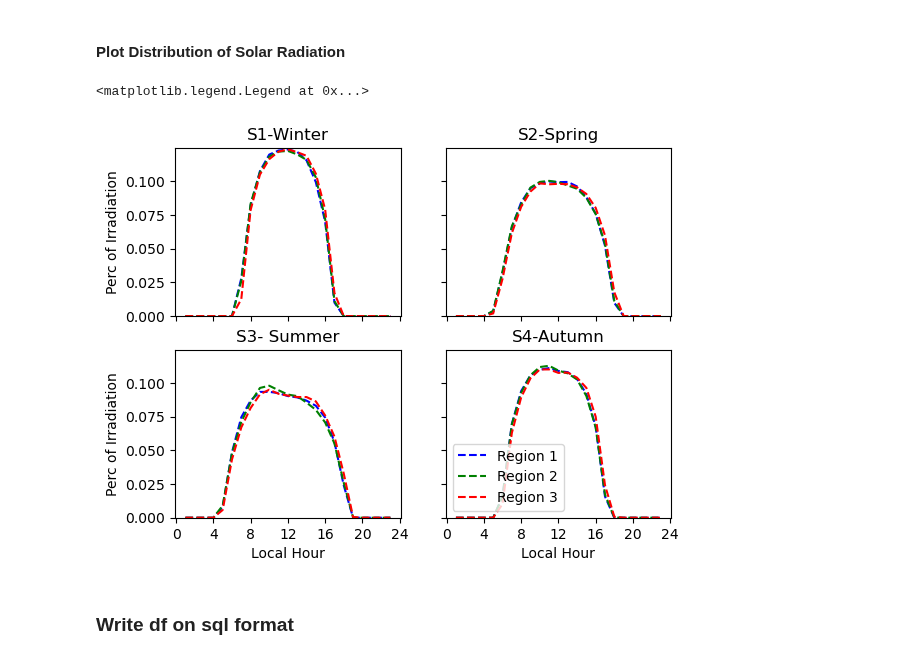
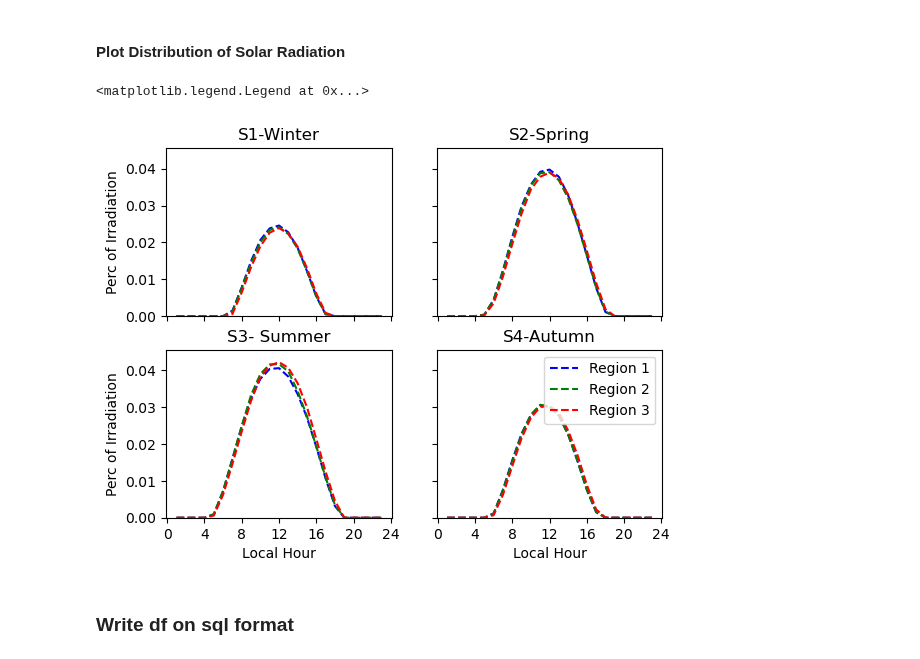
Before and after one commit to vaduraes/TemoaHurricane_V2, a Jupyter notebook: CreateBaseDeck/Excel2Sql.ipynb, the cells around one changed output. Cells and saved outputs as stored; diff of their text form; code cells hidden in the pictures.

Commit message:
Solar CFs

```diff
--- a/CreateBaseDeck/Excel2Sql.ipynb
+++ b/CreateBaseDeck/Excel2Sql.ipynb
@@ -35,7 +35,7 @@ FutureYears=[2023]+list(np.arange(2025,2056,5))#2023 to 2056
 
 Seasons=["S1","S2","S3","S4"] # Winter, Spring, Summer, Fall
 SeasonsMonthRange=[[12,1,2],[3,4,5],[6,7,8],[9,10,11]] #Months of each season [Start, End]
-NumDaysMonths=[31,28.25,31,30,31,30,31,31,30,31,30,31] #Number of days in each month
+NumHoursSeason={"S1":90.25*24,"S2":92*24,"S3":92*24,"S4":91*24} #Number of hours in each season
 
 
 TimeOfDay=["T1","T2","T3","T4","T5","T6","T7","T8","T9","T10","T11","T12","T13","T14","T15","T16","T17","T18","T19","T20","T21","T22","T23","T24"] # 24 hours of the day, cant be changed
@@ -75,6 +75,10 @@ Regions=["R1","R2","R3"]
 #----- Tasks next ------ P2
 #Emissions
 #C02 targets
+
+
+#Do later
+#Percentage residential and commercial solar existing cap (https://www.seia.org/state-solar-policy/north-carolina-solar)
 # %% [markdown]
 # Code to Convert Excel Table to Sql data Part 1
 # %% [markdown]
@@ -1396,47 +1415,53 @@ R_S2Data=[AverageDNI_GHI_R1[AverageDNI_GHI_R1["Season"]=="S2"],AverageDNI_GHI_R2
 R_S3Data=[AverageDNI_GHI_R1[AverageDNI_GHI_R1["Season"]=="S3"],AverageDNI_GHI_R2[AverageDNI_GHI_R2["Season"]=="S3"],AverageDNI_GHI_R3[AverageDNI_GHI_R3["Season"]=="S3"]]
 R_S4Data=[AverageDNI_GHI_R1[AverageDNI_GHI_R1["Season"]=="S4"],AverageDNI_GHI_R2[AverageDNI_GHI_R2["Season"]=="S4"],AverageDNI_GHI_R3[AverageDNI_GHI_R3["Season"]=="S4"]]
 
-R1_S1Data=AverageDNI_GHI_R1[AverageDNI_GHI_R1["Season"]=="S1"]
-x=R1_S1Data["Hour"].unique()
+R_S1=[DistributionBySeason_R1[DistributionBySeason_R1["Season"]=="S1"],DistributionBySeason_R2[DistributionBySeason_R2["Season"]=="S1"],DistributionBySeason_R3[DistributionBySeason_R3["Season"]=="S1"]]
+R_S2=[DistributionBySeason_R1[DistributionBySeason_R1["Season"]=="S2"],DistributionBySeason_R2[DistributionBySeason_R2["Season"]=="S2"],DistributionBySeason_R3[DistributionBySeason_R3["Season"]=="S2"]]
+R_S3=[DistributionBySeason_R1[DistributionBySeason_R1["Season"]=="S3"],DistributionBySeason_R2[DistributionBySeason_R2["Season"]=="S3"],DistributionBySeason_R3[DistributionBySeason_R3["Season"]=="S3"]]
+R_S4=[DistributionBySeason_R1[DistributionBySeason_R1["Season"]=="S4"],DistributionBySeason_R2[DistributionBySeason_R2["Season"]=="S4"],DistributionBySeason_R3[DistributionBySeason_R3["Season"]=="S4"]]
+
+R1_S3Data=AverageDNI_GHI_R1[AverageDNI_GHI_R1["Season"]=="S3"]
+R1_S3=DistributionBySeason_R1[DistributionBySeason_R1["Season"]=="S3"]
+x=R1_S3Data["Hour"].unique()
 
 MinY=0
-MaxY=0.001+R1_S1Data["RatioOfDNI"].max()
+MaxY=0.005+(R1_S3Data["RatioOfGHI"]*R1_S3["RatioOfGHI"].values[0]).max()
 
 axs[0, 0].set_title('S1-Winter')
 axs[0, 1].set_title('S2-Spring')
 axs[1, 0].set_title('S3- Summer')
 axs[1, 1].set_title('S4-Autumn')
 
 axs[0, 0].xaxis.set_ticks(np.arange(0, 24+1, 4))
 axs[0, 1].xaxis.set_ticks(np.arange(0, 24+1, 4))
 axs[1, 0].xaxis.set_ticks(np.arange(0, 24+1, 4))
 axs[1, 1].xaxis.set_ticks(np.arange(0, 24+1, 4))
 
 
 
 Colors=list(mcolors.BASE_COLORS.keys())
 for i in range(3):
-    axs[0, 0].plot(x[1:], R_S1Data[i]["RatioOfDNI"][1:],Colors[i]+"--",label="Region "+str(i+1))
-    axs[0, 1].plot(x[1:], R_S2Data[i]["RatioOfDNI"][1:],Colors[i]+"--",label="Region "+str(i+1))
-    axs[1, 0].plot(x[1:], R_S3Data[i]["RatioOfDNI"][1:],Colors[i]+"--",label="Region "+str(i+1))
-    axs[1, 1].plot(x[1:], R_S4Data[i]["RatioOfDNI"][1:],Colors[i]+"--",label="Region "+str(i+1))
+    axs[0, 0].plot(x[1:], R_S1Data[i]["RatioOfGHI"][1:]*R_S1[i]["RatioOfGHI"].values[0],Colors[i]+"--",label="Region "+str(i+1))
+    axs[0, 1].plot(x[1:], R_S2Data[i]["RatioOfGHI"][1:]*R_S2[i]["RatioOfGHI"].values[0],Colors[i]+"--",label="Region "+str(i+1))
+    axs[1, 0].plot(x[1:], R_S3Data[i]["RatioOfGHI"][1:]*R_S3[i]["RatioOfGHI"].values[0],Colors[i]+"--",label="Region "+str(i+1))
+    axs[1, 1].plot(x[1:], R_S4Data[i]["RatioOfGHI"][1:]*R_S4[i]["RatioOfGHI"].values[0],Colors[i]+"--",label="Region "+str(i+1))
 
 axs[0, 0].set_ylim(MinY, MaxY)
 axs[0, 1].set_ylim(MinY, MaxY)
 axs[1, 0].set_ylim(MinY, MaxY)
 axs[1, 1].set_ylim(MinY, MaxY)
 
 for ax in axs.flat:
     ax.set(xlabel="Local Hour", ylabel='Perc of Irradiation')
 
 # Hide x labels and tick labels for top plots and y ticks for right plots.
 for ax in axs.flat:
     ax.label_outer()
 
 plt.legend()
 # %% [output]
 <matplotlib.legend.Legend at 0x...>
-[figure, old version]
+[figure, new version]
 # %%
 AverageGHI_Year_R1=AverageDNI_GHI_R1["GHI"].sum()/len(Seasons)/1000 #Kwh/m2/day
 AverageGHI_Year_R2=AverageDNI_GHI_R2["GHI"].sum()/len(Seasons)/1000  #Kwh/m2/day
```
Also changed, not shown: parts of 10 cells of this notebook, 4 other files.
